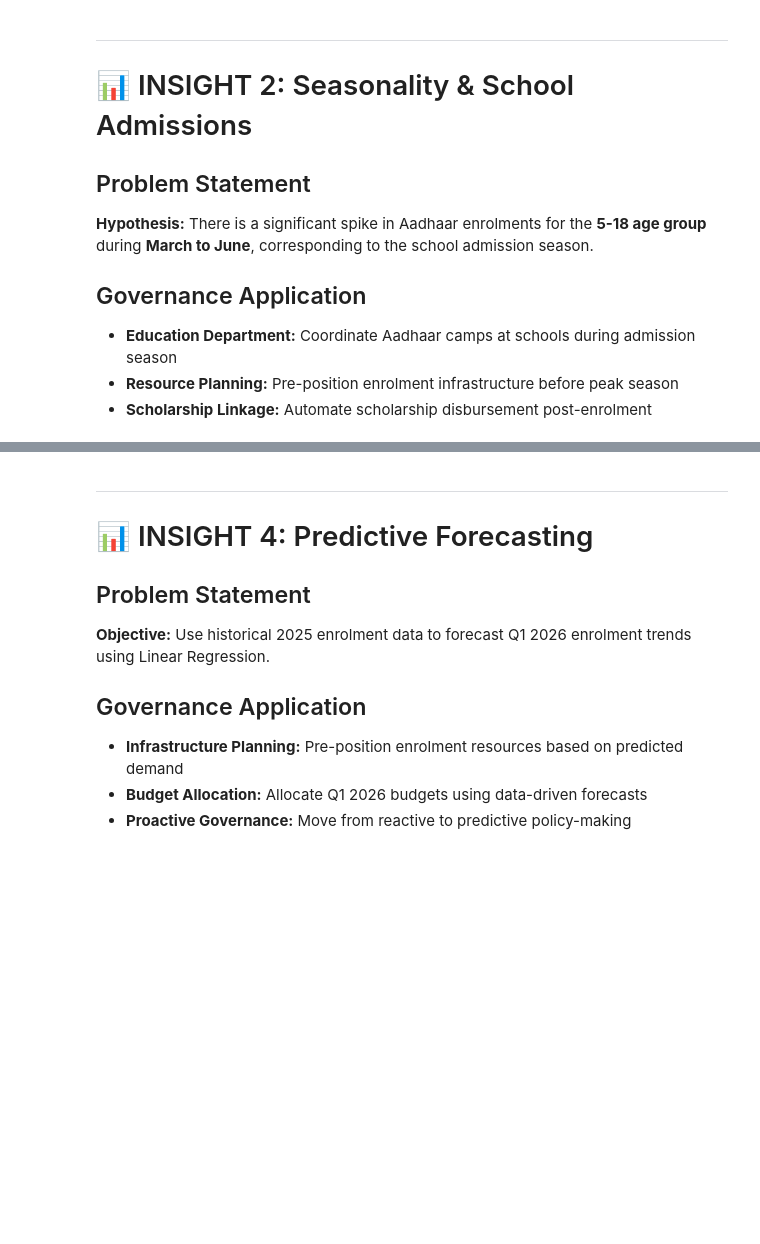
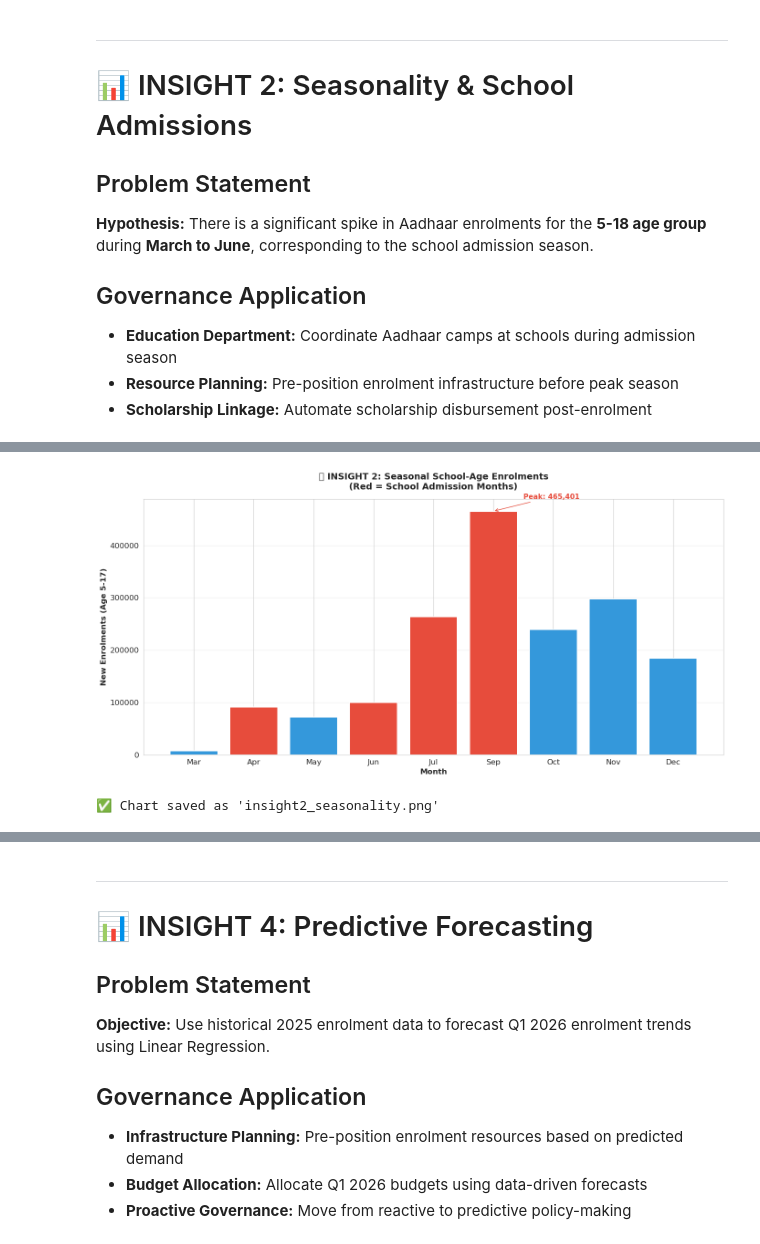
Before and after one commit to csy20/UIDAI, a Jupyter notebook: UIDAI_Aadhaar_Hackathon_2026.ipynb, the cells around one changed output, grey strips where cells are left out. Cells and saved outputs as stored; diff of their text form; code cells hidden in the pictures; blank space fills up the shorter version.

```diff
--- a/UIDAI_Aadhaar_Hackathon_2026.ipynb
+++ b/UIDAI_Aadhaar_Hackathon_2026.ipynb
@@ -819,0 +585,20 @@ print("\n✅ Chart saved as 'insight3_digital_divide.png'")
+# %%
+# Filter for school-age new enrolments (age 5-17)
+monthly_school_age = df_enrolment.groupby('Month')['age_5_17'].sum().reset_index()
+monthly_school_age['Month_Name'] = monthly_school_age['Month'].apply(
+    lambda x: ['Jan', 'Feb', 'Mar', 'Apr', 'May', 'Jun', 'Jul', 'Aug', 'Sep', 'Oct', 'Nov', 'Dec'][x-1]
+)
+
+print("=" * 60)
+print("📚 INSIGHT 2: SEASONAL ENROLMENT TRENDS (School Cycles)")
+print("=" * 60)
+print("\n📈 Monthly School-Age (5-17) Enrolments:")
+print("-" * 40)
+for _, row in monthly_school_age.iterrows():
+    print(f"  {row['Month_Name']}: {row['age_5_17']:,}")
+
+# Identify peak month
+peak_idx = monthly_school_age['age_5_17'].idxmax()
+peak_month = monthly_school_age.loc[peak_idx, 'Month_Name']
+peak_value = monthly_school_age.loc[peak_idx, 'age_5_17']
+print(f"\n🏆 Peak Month: {peak_month} ({peak_value:,} enrolments)")
@@ -819,0 +623,33 @@ print("\n✅ Chart saved as 'insight3_digital_divide.png'")
+# %%
+# VISUALIZATION: Seasonality
+import matplotlib.pyplot as plt
+
+fig, ax = plt.subplots(figsize=(14, 7))
+
+colors = ['#3498db'] * 12
+# Highlight school admission months (April, June, July, September)
+for i, m in enumerate(monthly_school_age['Month']):
+    if m in [4, 6, 7, 9]:  # April, June, July, September
+        colors[i] = '#e74c3c'
+
+ax.bar(monthly_school_age['Month_Name'], monthly_school_age['age_5_17'], color=colors,
+       edgecolor='white', linewidth=1.5)
+ax.set_xlabel('Month', fontweight='bold')
+ax.set_ylabel('New Enrolments (Age 5-17)', fontweight='bold')
+ax.set_title('📚 INSIGHT 2: Seasonal School-Age Enrolments\n(Red = School Admission Months)',
+             fontweight='bold', pad=15)
+
+# Add annotation for peak
+ax.annotate(f'Peak: {peak_value:,}', xy=(peak_idx, peak_value),
+            xytext=(peak_idx + 0.5, peak_value * 1.05),
+            fontsize=11, fontweight='bold', color='#e74c3c',
+            arrowprops=dict(arrowstyle='->', color='#e74c3c'))
+
+ax.grid(axis='y', alpha=0.3)
+plt.tight_layout()
+plt.savefig('insight2_seasonality.png', dpi=300, bbox_inches='tight', facecolor='white')
+plt.show()
+print("\n✅ Chart saved as 'insight2_seasonality.png'")
+# %% [output]
+[figure, added]
+✅ Chart saved as 'insight2_seasonality.png'
```
Also changed, not shown: parts of 33 cells of this notebook, 8 other files.
